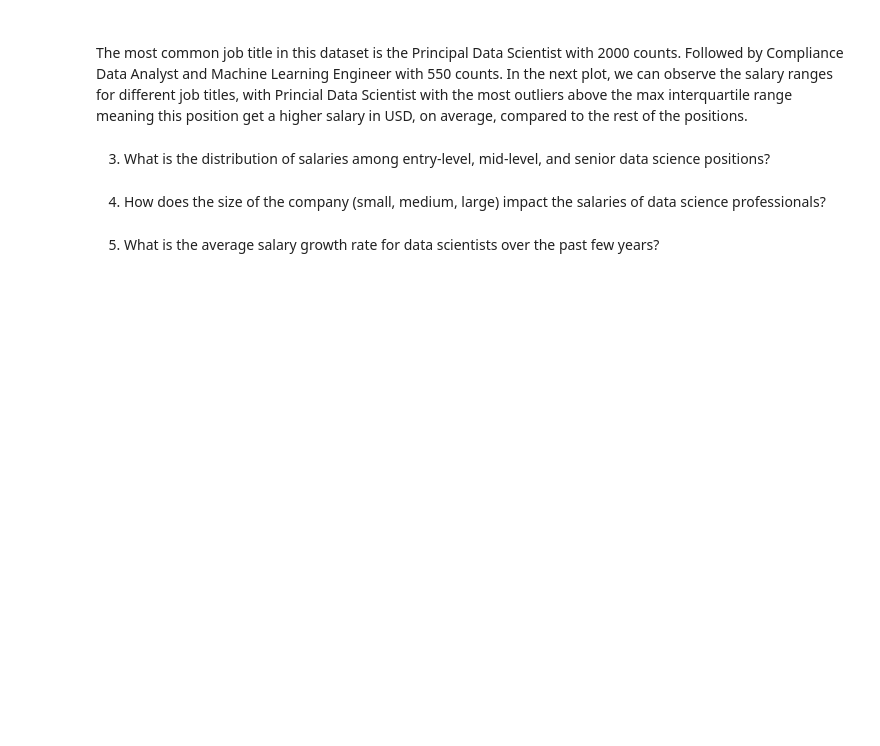
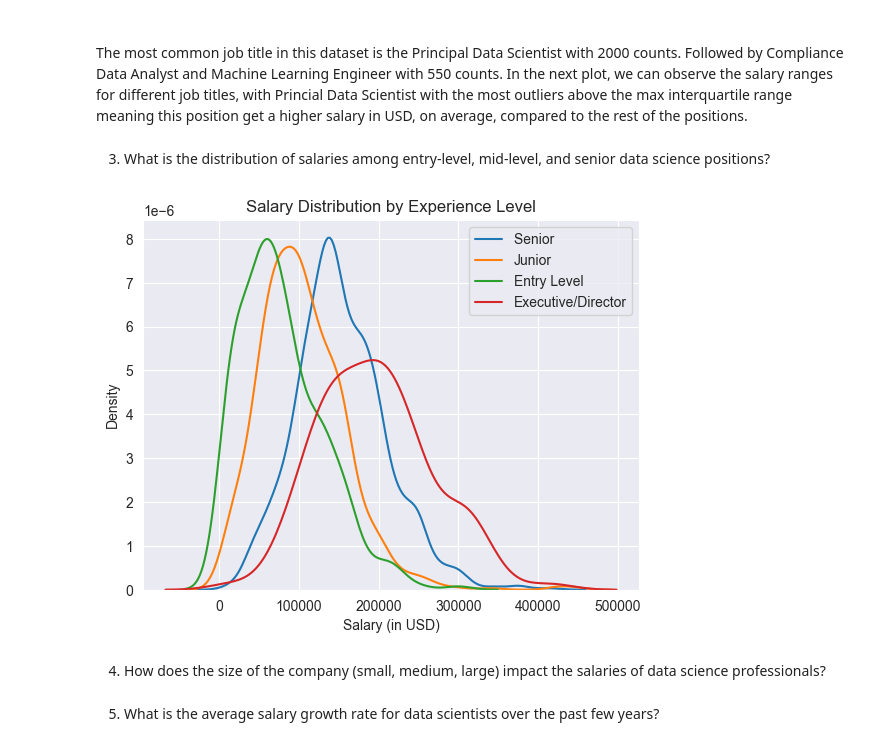
Before and after one commit to Nick-Climaco/code, a Jupyter notebook: Python_code/data projects/Data Science Salaries/notebook.ipynb, the cells around one changed output. Drawn from its saved outputs; the diff is of its cells as text; code cells hidden in the pictures; blank space fills up the shorter version.

Commit message:
added kdeplot for q3

```diff
--- a/Python_code/data projects/Data Science Salaries/notebook.ipynb
+++ b/Python_code/data projects/Data Science Salaries/notebook.ipynb
@@ -216,6 +217,17 @@ plt.show()
 The most common job title in this dataset is the Principal Data Scientist with 2000 counts. Followed by Compliance Data Analyst and Machine Learning Engineer with 550 counts. In the next plot, we can observe the salary ranges for different job titles, with Princial Data Scientist with the most outliers above the max interquartile range meaning this position get a higher salary in USD, on average, compared to the rest of the positions.
 # %% [markdown]
 3. What is the distribution of salaries among entry-level, mid-level, and senior data science positions?
+# %%
+for level in salary_df["experience_level"].unique() :
+    sns.kdeplot(salary_df[salary_df["experience_level"] == level]["salary_in_usd"], label = level)
+
+plt.xlabel('Salary (in USD)')
+plt.ylabel('Density')
+plt.title('Salary Distribution by Experience Level')
+plt.legend()
+plt.show()
+# %% [output]
+[figure, added]
 # %% [markdown]
 4. How does the size of the company (small, medium, large) impact the salaries of data science professionals?
 # %% [markdown]
```
Also changed, not shown: parts of 1 cell of this notebook.
